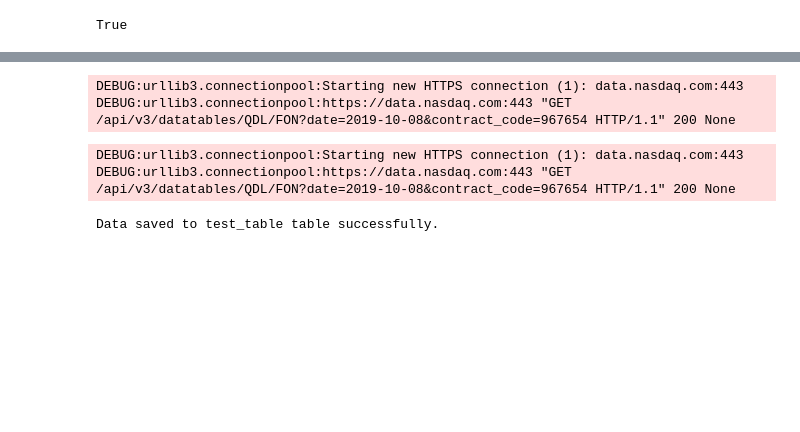
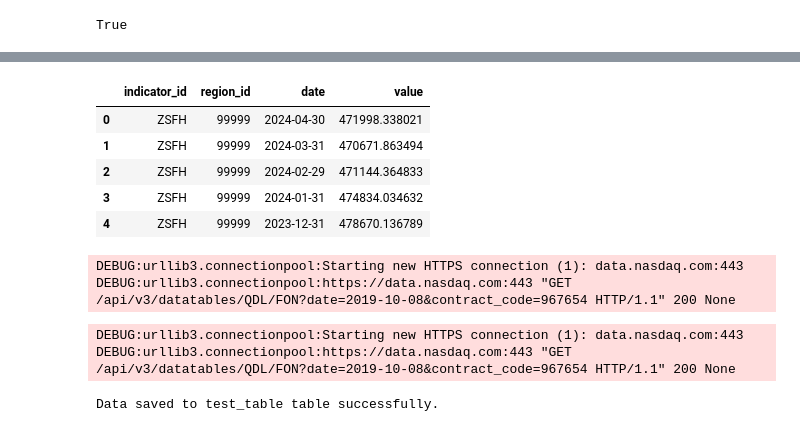
Before and after one commit to xwang049/project1-nasdaq, a Jupyter notebook: test1.ipynb, the cells around one changed output, grey strips where cells are left out. Drawn from its saved outputs; the diff is of its cells as text; code cells hidden in the pictures; blank space fills up the shorter version.

```diff
--- a/test1.ipynb
+++ b/test1.ipynb
@@ -89,3 +154,14 @@ retrieved_data.head()
+# %%
+query = "SELECT * FROM ZILLOW_DATA"
+retrieved_data = retrieve_data(query, engine)
+retrieved_data.head()
+# %% [output]
+|  | indicator_id | region_id | date | value |
+| 0 | ZSFH | 99999 | 2024-04-30 | 471998.338021 |
+| 1 | ZSFH | 99999 | 2024-03-31 | 470671.863494 |
+| 2 | ZSFH | 99999 | 2024-02-29 | 471144.364833 |
+| 3 | ZSFH | 99999 | 2024-01-31 | 474834.034632 |
+| 4 | ZSFH | 99999 | 2023-12-31 | 478670.136789 |
 # %%
 # TEST
 # %%
```
Also changed, not shown: parts of 16 cells of this notebook, 3 other files.
